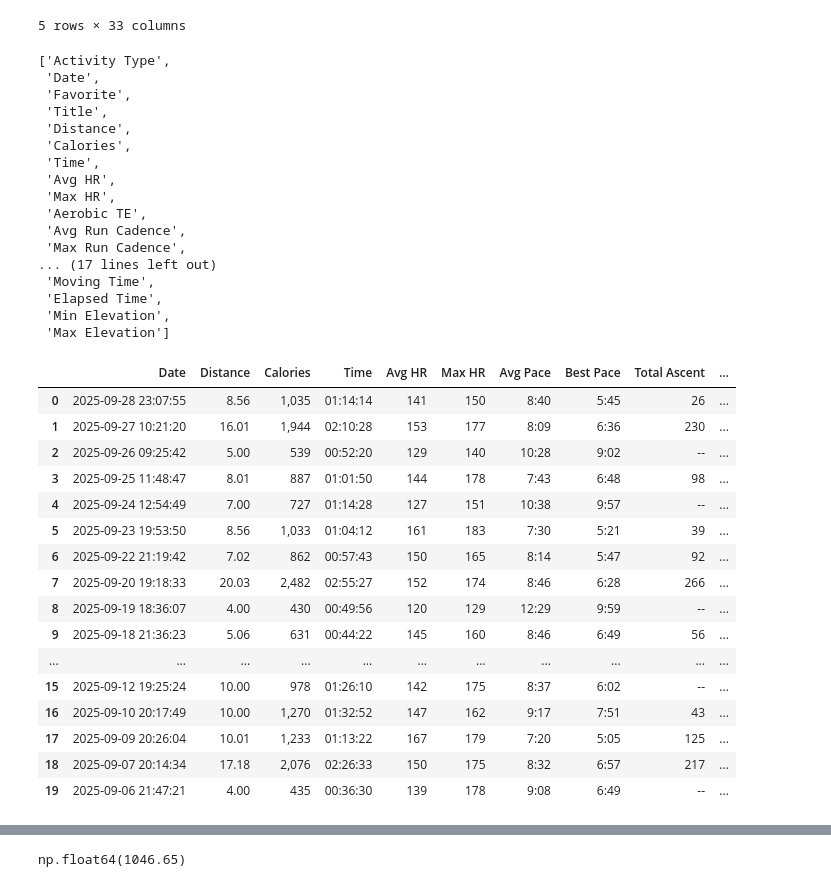
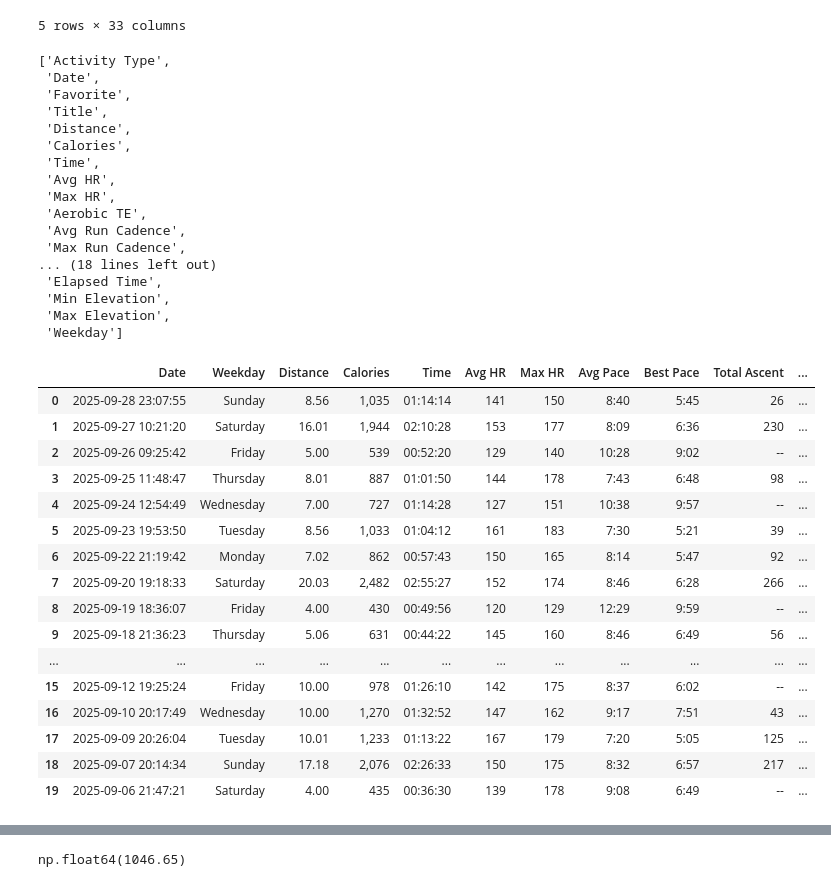
Before and after one commit to JakeBowen2005/Working_With_Garmin_Data, a Jupyter notebook: Playing_w_Data.ipynb, the cells around one changed output, grey strips where cells are left out. Saved outputs shown, nothing was run; the diff lists cells and outputs as text; code cells hidden in the pictures.

Commit message:
Adding a weekday column

```diff
--- a/Playing_w_Data.ipynb
+++ b/Playing_w_Data.ipynb
@@ -12,6 +12,12 @@ data.head()
 | 3 | Running | 2025-09-25 11:48:47 | False | Fullerton Running | 8.01 | 887 | 01:01:50 | 144 | 178 | 3.2 | ... |
 | 4 | Treadmill Running | 2025-09-24 12:54:49 | False | Treadmill Running | 7.00 | 727 | 01:14:28 | 127 | 151 | 2.1 | ... |
 5 rows × 33 columns
+# %%
+#Changing Dates
+data["Date"] = pd.to_datetime(data["Date"])
+# %%
+#Adding a week day column
+data["Weekday"] = data["Date"].dt.day_name()
 # %%
 data.columns.to_list()
 # %% [output]
@@ -27,33 +33,33 @@ data.columns.to_list()
  'Aerobic TE',
  'Avg Run Cadence',
  'Max Run Cadence',
-... (17 lines left out)
- 'Moving Time',
+... (18 lines left out)
  'Elapsed Time',
  'Min Elevation',
- 'Max Elevation']
+ 'Max Elevation',
+ 'Weekday']
 # %%
 #Cleaning Columns Dropping Uncessary ones
 
-data = data[["Date", "Distance", "Calories", "Time", "Avg HR", "Max HR", "Avg Pace", "Best Pace", "Total Ascent", "Total Descent", "Steps"]]
+data = data[["Date", "Weekday", "Distance", "Calories", "Time", "Avg HR", "Max HR", "Avg Pace", "Best Pace", "Total Ascent", "Total Descent", "Steps"]]
 data
 # %% [output]
-|  | Date | Distance | Calories | Time | Avg HR | Max HR | Avg Pace | Best Pace | Total Ascent | ... |
-| 0 | 2025-09-28 23:07:55 | 8.56 | 1,035 | 01:14:14 | 141 | 150 | 8:40 | 5:45 | 26 | ... |
-| 1 | 2025-09-27 10:21:20 | 16.01 | 1,944 | 02:10:28 | 153 | 177 | 8:09 | 6:36 | 230 | ... |
-| 2 | 2025-09-26 09:25:42 | 5.00 | 539 | 00:52:20 | 129 | 140 | 10:28 | 9:02 | -- | ... |
-| 3 | 2025-09-25 11:48:47 | 8.01 | 887 | 01:01:50 | 144 | 178 | 7:43 | 6:48 | 98 | ... |
-| 4 | 2025-09-24 12:54:49 | 7.00 | 727 | 01:14:28 | 127 | 151 | 10:38 | 9:57 | -- | ... |
-| 5 | 2025-09-23 19:53:50 | 8.56 | 1,033 | 01:04:12 | 161 | 183 | 7:30 | 5:21 | 39 | ... |
-| 6 | 2025-09-22 21:19:42 | 7.02 | 862 | 00:57:43 | 150 | 165 | 8:14 | 5:47 | 92 | ... |
-| 7 | 2025-09-20 19:18:33 | 20.03 | 2,482 | 02:55:27 | 152 | 174 | 8:46 | 6:28 | 266 | ... |
-| 8 | 2025-09-19 18:36:07 | 4.00 | 430 | 00:49:56 | 120 | 129 | 12:29 | 9:59 | -- | ... |
-| 9 | 2025-09-18 21:36:23 | 5.06 | 631 | 00:44:22 | 145 | 160 | 8:46 | 6:49 | 56 | ... |
-| ... | ... | ... | ... | ... | ... | ... | ... | ... | ... | ... |
-| 15 | 2025-09-12 19:25:24 | 10.00 | 978 | 01:26:10 | 142 | 175 | 8:37 | 6:02 | -- | ... |
-| 16 | 2025-09-10 20:17:49 | 10.00 | 1,270 | 01:32:52 | 147 | 162 | 9:17 | 7:51 | 43 | ... |
-| 17 | 2025-09-09 20:26:04 | 10.01 | 1,233 | 01:13:22 | 167 | 179 | 7:20 | 5:05 | 125 | ... |
-| 18 | 2025-09-07 20:14:34 | 17.18 | 2,076 | 02:26:33 | 150 | 175 | 8:32 | 6:57 | 217 | ... |
-| 19 | 2025-09-06 21:47:21 | 4.00 | 435 | 00:36:30 | 139 | 178 | 9:08 | 6:49 | -- | ... |
+|  | Date | Weekday | Distance | Calories | Time | Avg HR | Max HR | Avg Pace | Best Pace | Total Ascent | ... |
+| 0 | 2025-09-28 23:07:55 | Sunday | 8.56 | 1,035 | 01:14:14 | 141 | 150 | 8:40 | 5:45 | 26 | ... |
+| 1 | 2025-09-27 10:21:20 | Saturday | 16.01 | 1,944 | 02:10:28 | 153 | 177 | 8:09 | 6:36 | 230 | ... |
+| 2 | 2025-09-26 09:25:42 | Friday | 5.00 | 539 | 00:52:20 | 129 | 140 | 10:28 | 9:02 | -- | ... |
+| 3 | 2025-09-25 11:48:47 | Thursday | 8.01 | 887 | 01:01:50 | 144 | 178 | 7:43 | 6:48 | 98 | ... |
+| 4 | 2025-09-24 12:54:49 | Wednesday | 7.00 | 727 | 01:14:28 | 127 | 151 | 10:38 | 9:57 | -- | ... |
+| 5 | 2025-09-23 19:53:50 | Tuesday | 8.56 | 1,033 | 01:04:12 | 161 | 183 | 7:30 | 5:21 | 39 | ... |
+| 6 | 2025-09-22 21:19:42 | Monday | 7.02 | 862 | 00:57:43 | 150 | 165 | 8:14 | 5:47 | 92 | ... |
+| 7 | 2025-09-20 19:18:33 | Saturday | 20.03 | 2,482 | 02:55:27 | 152 | 174 | 8:46 | 6:28 | 266 | ... |
+| 8 | 2025-09-19 18:36:07 | Friday | 4.00 | 430 | 00:49:56 | 120 | 129 | 12:29 | 9:59 | -- | ... |
+| 9 | 2025-09-18 21:36:23 | Thursday | 5.06 | 631 | 00:44:22 | 145 | 160 | 8:46 | 6:49 | 56 | ... |
+| ... | ... | ... | ... | ... | ... | ... | ... | ... | ... | ... | ... |
+| 15 | 2025-09-12 19:25:24 | Friday | 10.00 | 978 | 01:26:10 | 142 | 175 | 8:37 | 6:02 | -- | ... |
+| 16 | 2025-09-10 20:17:49 | Wednesday | 10.00 | 1,270 | 01:32:52 | 147 | 162 | 9:17 | 7:51 | 43 | ... |
+| 17 | 2025-09-09 20:26:04 | Tuesday | 10.01 | 1,233 | 01:13:22 | 167 | 179 | 7:20 | 5:05 | 125 | ... |
+| 18 | 2025-09-07 20:14:34 | Sunday | 17.18 | 2,076 | 02:26:33 | 150 | 175 | 8:32 | 6:57 | 217 | ... |
+| 19 | 2025-09-06 21:47:21 | Saturday | 4.00 | 435 | 00:36:30 | 139 | 178 | 9:08 | 6:49 | -- | ... |
 # %%
 #Filling in blank values
```
Also changed, not shown: parts of 11 cells of this notebook.
